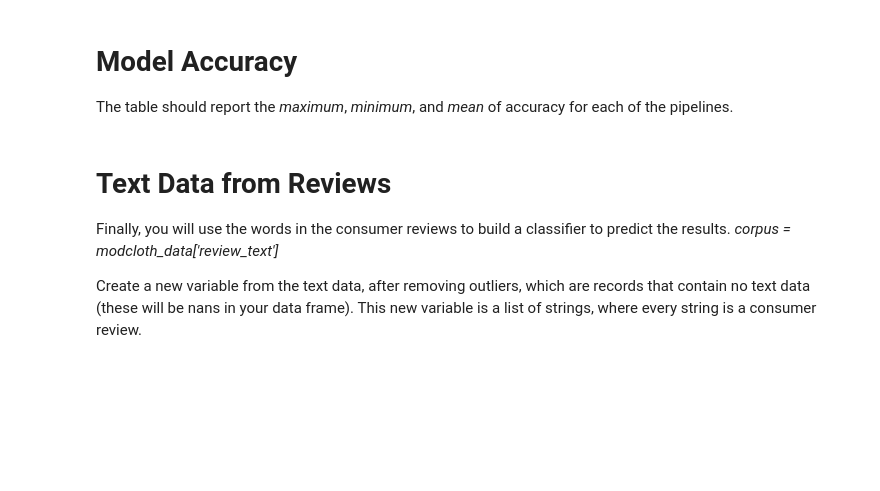
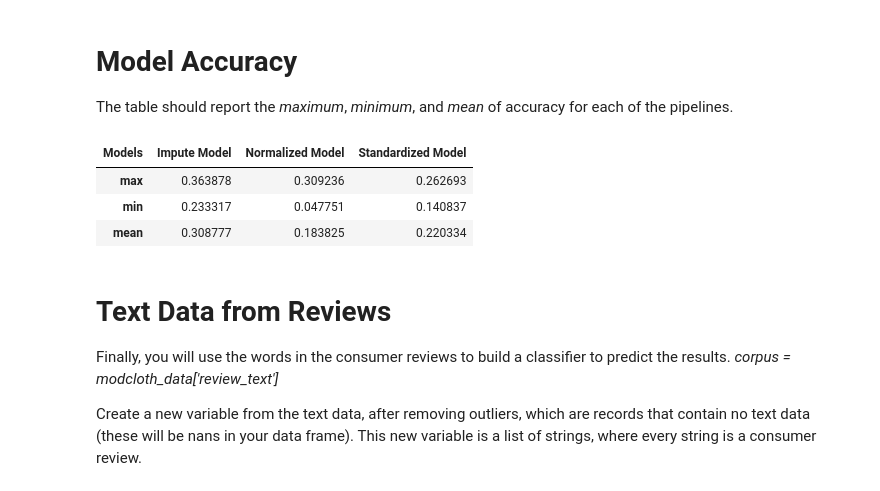
Before and after one commit to zachfreitas/ADS_504_Machine_Learning, a Jupyter notebook: Module_4/Assignment_4/Assignment_Guide_4.ipynb, the cells around one changed output. Drawn from its saved outputs; the diff is of its cells as text; code cells hidden in the pictures; blank space fills up the shorter version.

```diff
--- a/Module_4/Assignment_4/Assignment_Guide_4.ipynb
+++ b/Module_4/Assignment_4/Assignment_Guide_4.ipynb
@@ -299,7 +299,8 @@ impute_model = make_pipeline(ColumnTransformer([('cat', cat_pipe, categorical),
                                                 ('num', impute_pipe, numerical)]),
                              Perceptron(class_weight='balanced'))
 
-impute_model.fit(X_train, y_train)
+
+
 
 # Normalize pipeline:
 normalize_pipe = Pipeline([('imputer', SimpleImputer(missing_values=np.nan,strategy='median')),
@@ -309,7 +310,8 @@ normalize_model = make_pipeline(ColumnTransformer([('cat', cat_pipe, categorical
                                                    ('normalizer', normalize_pipe, numerical)]),
                                 Perceptron(class_weight='balanced'))
 
-normalize_model.fit(X_train, y_train)
+
+
 
 # Standardize pipeline:
 
@@ -320,4 +322,8 @@ standardize_model = make_pipeline(ColumnTransformer([('cat', cat_pipe, categoric
                                                      ('num', standardize_pipe, numerical)]),
                                   Perceptron(class_weight='balanced'))
 
-standardize_model.fit(X_train, y_train)
+
+
+impute_model_scores = cross_val_score(impute_model, X_train, y_train, cv=5, scoring='accuracy')
+normalize_model_scores = cross_val_score(normalize_model, X_train, y_train, cv=5, scoring='accuracy')
+standardize_model_scores = cross_val_score(standardize_model, X_train, y_train, cv=5, scoring='accuracy')
@@ -345,0 +330,13 @@ Pipeline(steps=[('columntransformer',
+# %%
+
+COLUMNS = ['CV1', 'CV2', 'CV3', 'CV4', 'CV5']
+
+df1 = pd.DataFrame(impute_model_scores.reshape(1,-1), columns = COLUMNS)
+df2 = pd.DataFrame(normalize_model_scores.reshape(1,-1), columns = COLUMNS)
+df3 = pd.DataFrame(standardize_model_scores.reshape(1,-1), columns = COLUMNS)
+
+df = pd.concat([pd.DataFrame({})] + [df1, df2, df3], axis=0)
+
+models = ['Impute Model', 'Normalized Model', 'Standardized Model']
+df.insert(0,'Models', models )
+print(df)
@@ -356,3 +393,11 @@ The table should report the
+# %%
+all_scores = df.set_index(['Models']).T.agg(['max', 'min', 'mean'])
+pd.DataFrame(all_scores)
+# %% [output]
+| Models | Impute Model | Normalized Model | Standardized Model |
+| max | 0.363878 | 0.309236 | 0.262693 |
+| min | 0.233317 | 0.047751 | 0.140837 |
+| mean | 0.308777 | 0.183825 | 0.220334 |
 # %% [markdown]
 # Text Data from Reviews
 
```
Also changed, not shown: parts of 11 cells of this notebook.
